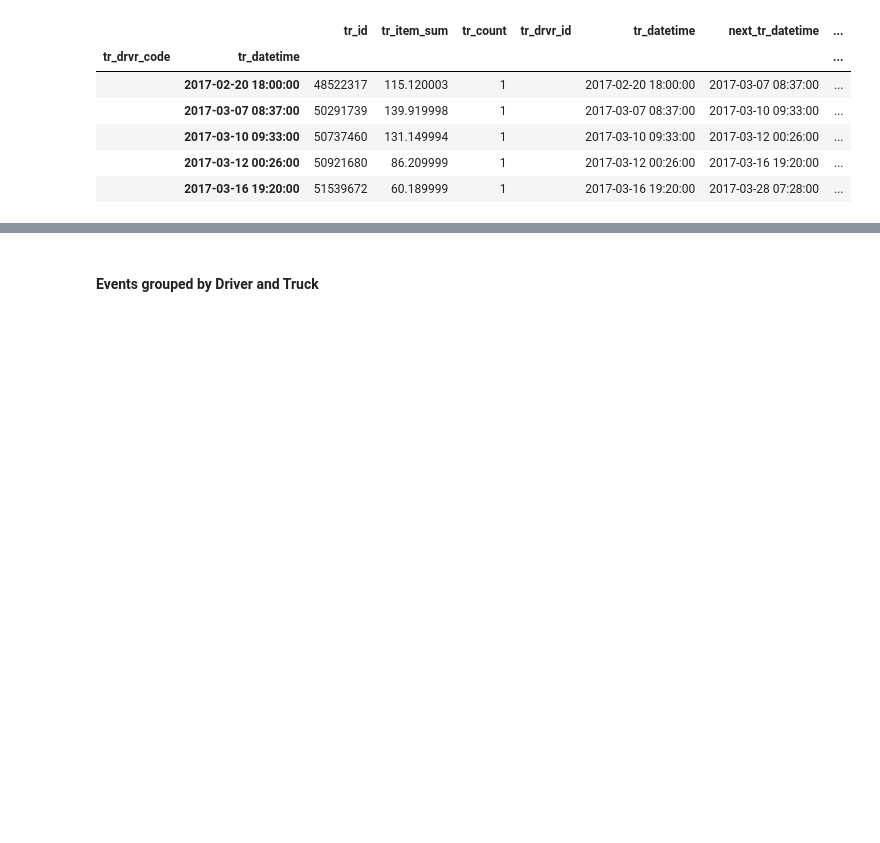
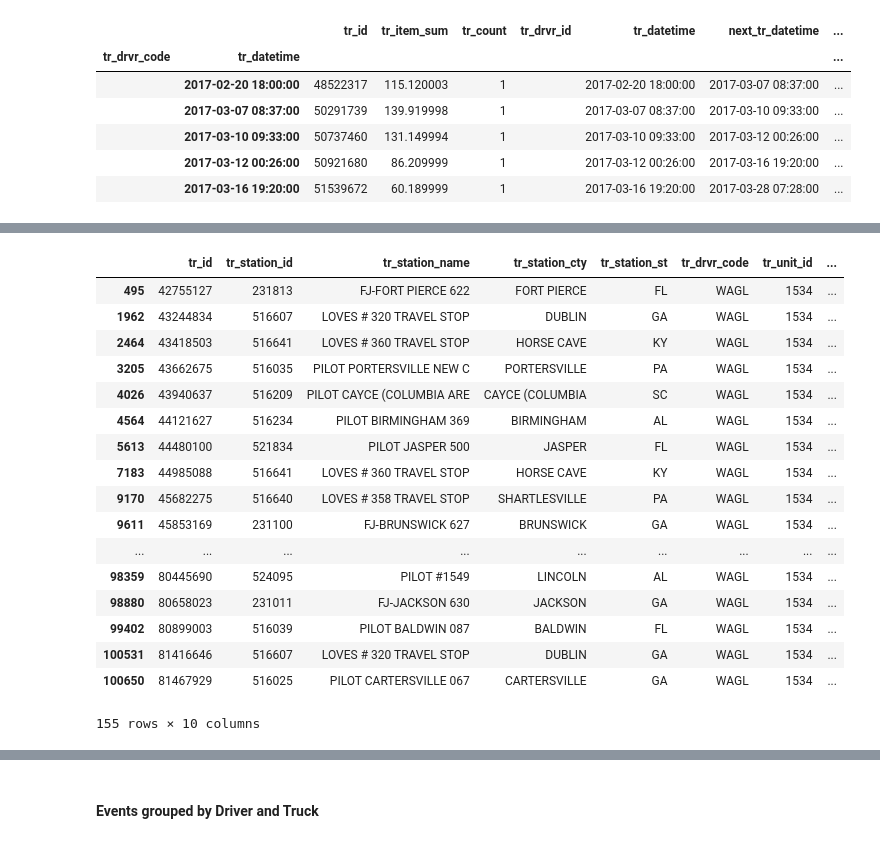
Before and after one commit to paulo-g-martinez/dq-6-fraud-detection, a Jupyter notebook: initial_import.ipynb, the cells around one changed output, grey strips where cells are left out. Drawn from its saved outputs; the diff is of its cells as text; code cells hidden in the pictures; blank space fills up the shorter version.

```diff
--- a/initial_import.ipynb
+++ b/initial_import.ipynb
@@ -610,0 +646,25 @@ dtype: object
+# %%
+ft_cols = ['tr_id', 'tr_station_id', 'tr_station_name', 'tr_station_cty',
+       'tr_station_st', 'tr_drvr_code', 'tr_unit_id', 'tr_item_cd1',
+       'tr_item_qty1', 'tr_datetime']
+
+fuel_trans_df[ft_bs][ft_cols]
+# %% [output]
+|  | tr_id | tr_station_id | tr_station_name | tr_station_cty | tr_station_st | tr_drvr_code | tr_unit_id | ... |
+| 495 | 42755127 | 231813 | FJ-FORT PIERCE 622 | FORT PIERCE | FL | WAGL | 1534 | ... |
+| 1962 | 43244834 | 516607 | LOVES # 320 TRAVEL STOP | DUBLIN | GA | WAGL | 1534 | ... |
+| 2464 | 43418503 | 516641 | LOVES # 360 TRAVEL STOP | HORSE CAVE | KY | WAGL | 1534 | ... |
+| 3205 | 43662675 | 516035 | PILOT PORTERSVILLE NEW C | PORTERSVILLE | PA | WAGL | 1534 | ... |
+| 4026 | 43940637 | 516209 | PILOT CAYCE (COLUMBIA ARE | CAYCE (COLUMBIA | SC | WAGL | 1534 | ... |
+| 4564 | 44121627 | 516234 | PILOT BIRMINGHAM 369 | BIRMINGHAM | AL | WAGL | 1534 | ... |
+| 5613 | 44480100 | 521834 | PILOT JASPER 500 | JASPER | FL | WAGL | 1534 | ... |
+| 7183 | 44985088 | 516641 | LOVES # 360 TRAVEL STOP | HORSE CAVE | KY | WAGL | 1534 | ... |
+| 9170 | 45682275 | 516640 | LOVES # 358 TRAVEL STOP | SHARTLESVILLE | PA | WAGL | 1534 | ... |
+| 9611 | 45853169 | 231100 | FJ-BRUNSWICK 627 | BRUNSWICK | GA | WAGL | 1534 | ... |
+| ... | ... | ... | ... | ... | ... | ... | ... | ... |
+| 98359 | 80445690 | 524095 | PILOT #1549 | LINCOLN | AL | WAGL | 1534 | ... |
+| 98880 | 80658023 | 231011 | FJ-JACKSON 630 | JACKSON | GA | WAGL | 1534 | ... |
+| 99402 | 80899003 | 516039 | PILOT BALDWIN 087 | BALDWIN | FL | WAGL | 1534 | ... |
+| 100531 | 81416646 | 516607 | LOVES # 320 TRAVEL STOP | DUBLIN | GA | WAGL | 1534 | ... |
+| 100650 | 81467929 | 516025 | PILOT CARTERSVILLE 067 | CARTERSVILLE | GA | WAGL | 1534 | ... |
+155 rows × 10 columns
```
Also changed, not shown: parts of 34 cells of this notebook, 1 other file.
